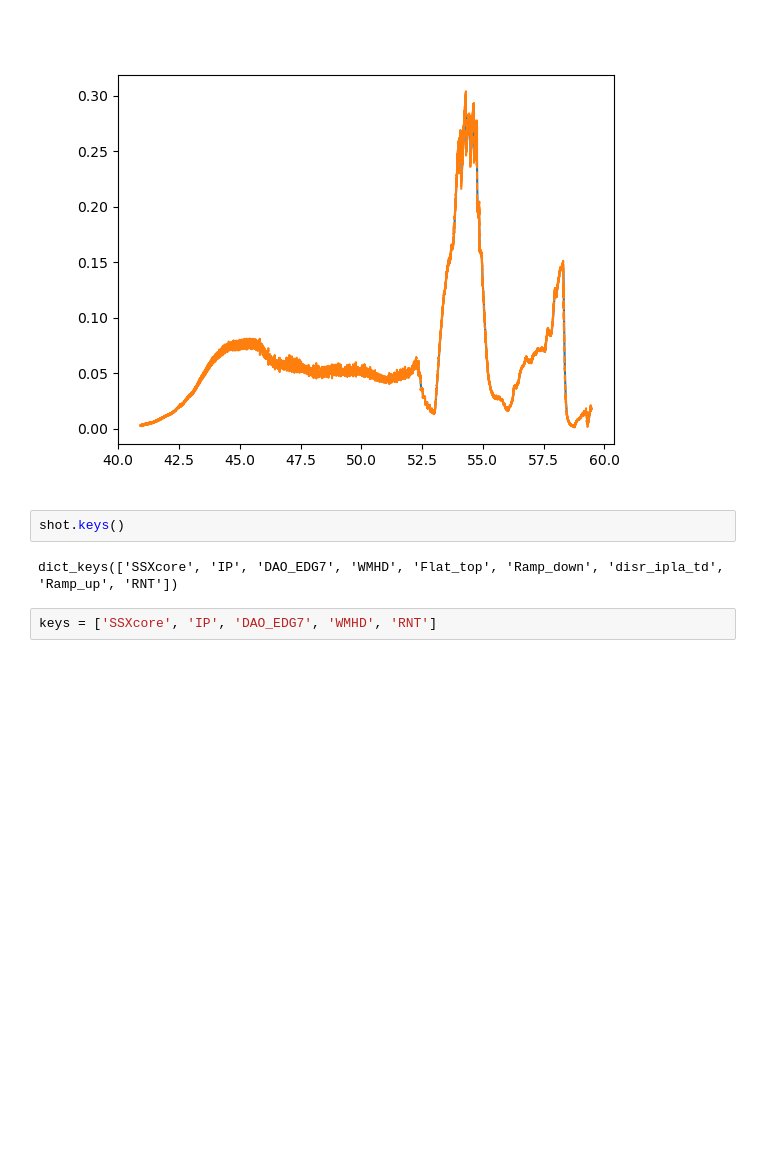
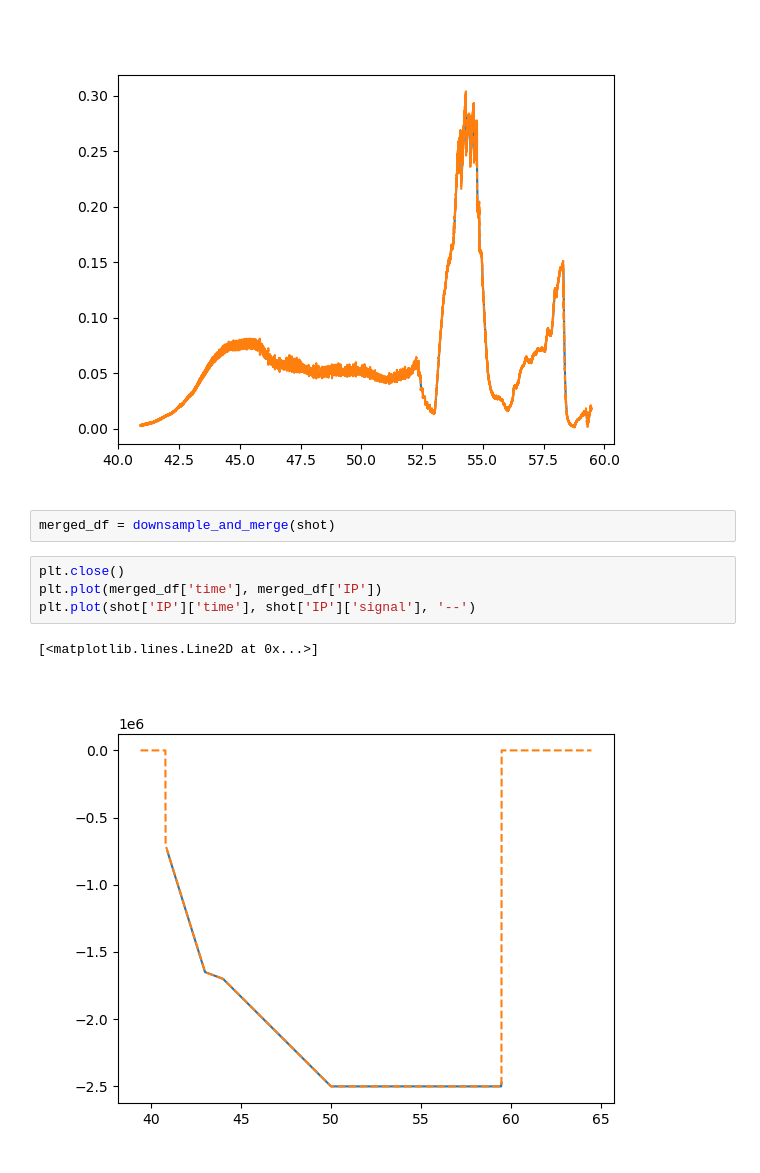
Before and after one commit to maxtost10/SPC-Runaway_Classifier, a Jupyter notebook: Processing_Data/Pruning and Normalising.ipynb, the cells around one changed output. Drawn from its saved outputs; the diff is of its cells as text; blank space fills up the shorter version.

```diff
--- a/Processing_Data/Pruning and Normalising.ipynb
+++ b/Processing_Data/Pruning and Normalising.ipynb
@@ -30,9 +31,12 @@ plt.plot(SSX['time'][(SSX['time'] >= t_b) & (SSX['time'] <= t_e)], SSX['signal']
 plt.show()
 # %% [output]
 [figure]
-# %%
-shot.keys()
-# %% [output]
-dict_keys(['SSXcore', 'IP', 'DAO_EDG7', 'WMHD', 'Flat_top', 'Ramp_down', 'disr_ipla_td', 'Ramp_up', 'RNT'])
-# %%
-keys = ['SSXcore', 'IP', 'DAO_EDG7', 'WMHD', 'RNT']
+# %%
+merged_df = downsample_and_merge(shot)
+# %%
+plt.close()
+plt.plot(merged_df['time'], merged_df['IP'])
+plt.plot(shot['IP']['time'], shot['IP']['signal'], '--')
+# %% [output]
+[<matplotlib.lines.Line2D at 0x...>]
+[figure, added]
```
Also changed, not shown: parts of 3 cells of this notebook.
